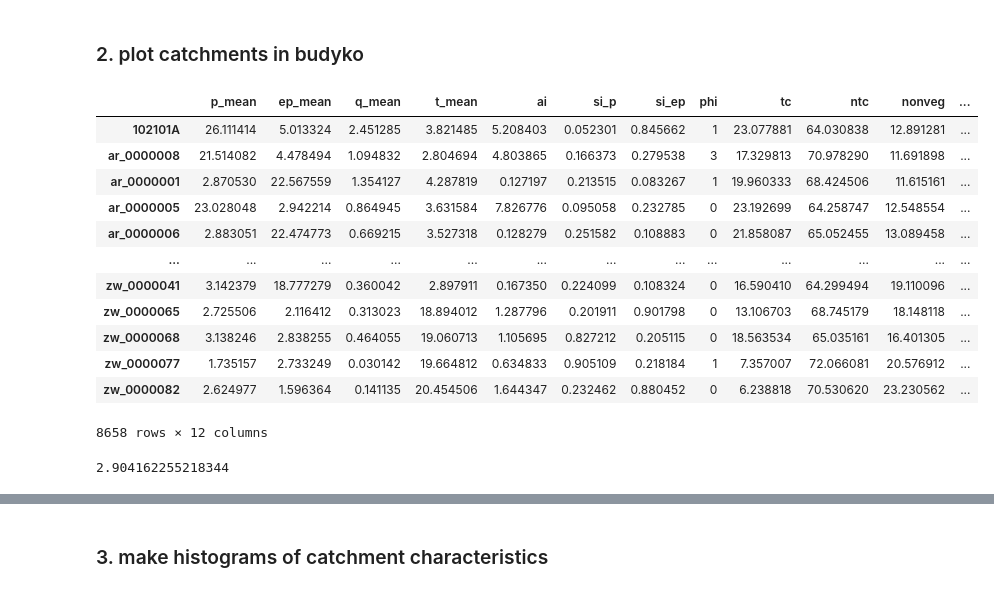
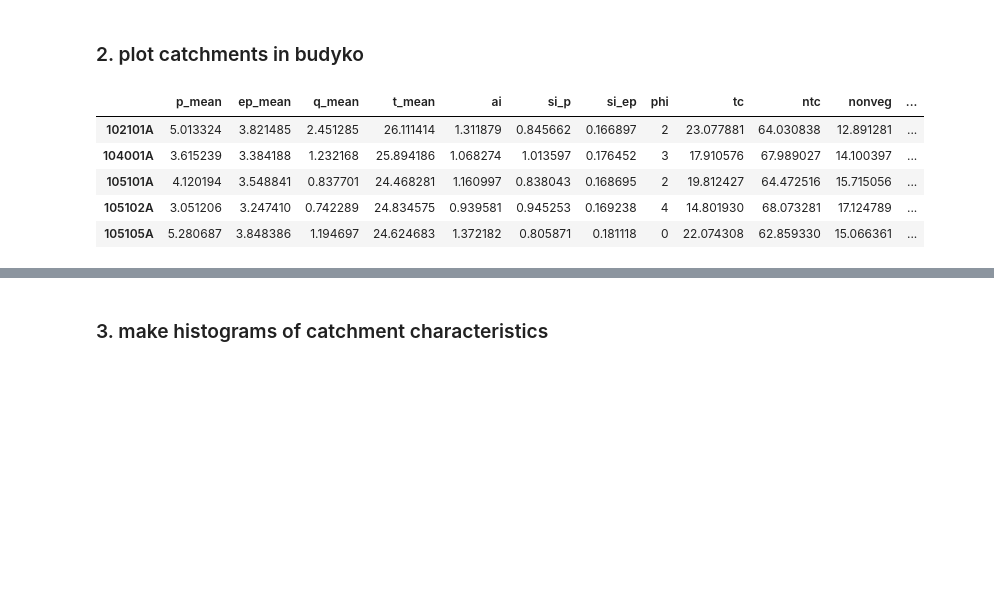
Before and after one commit to fvanoorschot/global_sr_module, a Jupyter notebook: visualize_catchment_characteristics.ipynb, the cells around one changed output, grey strips where cells are left out. Saved outputs shown, nothing was run; the diff lists cells and outputs as text; code cells hidden in the pictures; blank space fills up the shorter version.

```diff
--- a/visualize_catchment_characteristics.ipynb
+++ b/visualize_catchment_characteristics.ipynb
@@ -35,24 +95,14 @@ out_dir=Path(f'{work_dir}/output')
 # %% [markdown]
 ### 2. plot catchments in budyko
 # %%
-c = pd.read_csv(f'{out_dir}/catchment_characteristics.csv',index_col=0)
-c
+# load selected catchment characteristics based on area and wb
+c = pd.read_csv(f'{out_dir}/catchment_characteristics_sel_area_wb.csv',index_col=0)
+c.head()
 # %% [output]
 |  | p_mean | ep_mean | q_mean | t_mean | ai | si_p | si_ep | phi | tc | ntc | nonveg | ... |
-| 102101A | 26.111414 | 5.013324 | 2.451285 | 3.821485 | 5.208403 | 0.052301 | 0.845662 | 1 | 23.077881 | 64.030838 | 12.891281 | ... |
-| ar_0000008 | 21.514082 | 4.478494 | 1.094832 | 2.804694 | 4.803865 | 0.166373 | 0.279538 | 3 | 17.329813 | 70.978290 | 11.691898 | ... |
-| ar_0000001 | 2.870530 | 22.567559 | 1.354127 | 4.287819 | 0.127197 | 0.213515 | 0.083267 | 1 | 19.960333 | 68.424506 | 11.615161 | ... |
-| ar_0000005 | 23.028048 | 2.942214 | 0.864945 | 3.631584 | 7.826776 | 0.095058 | 0.232785 | 0 | 23.192699 | 64.258747 | 12.548554 | ... |
-| ar_0000006 | 2.883051 | 22.474773 | 0.669215 | 3.527318 | 0.128279 | 0.251582 | 0.108883 | 0 | 21.858087 | 65.052455 | 13.089458 | ... |
-| ... | ... | ... | ... | ... | ... | ... | ... | ... | ... | ... | ... | ... |
-| zw_0000041 | 3.142379 | 18.777279 | 0.360042 | 2.897911 | 0.167350 | 0.224099 | 0.108324 | 0 | 16.590410 | 64.299494 | 19.110096 | ... |
-| zw_0000065 | 2.725506 | 2.116412 | 0.313023 | 18.894012 | 1.287796 | 0.201911 | 0.901798 | 0 | 13.106703 | 68.745179 | 18.148118 | ... |
-| zw_0000068 | 3.138246 | 2.838255 | 0.464055 | 19.060713 | 1.105695 | 0.827212 | 0.205115 | 0 | 18.563534 | 65.035161 | 16.401305 | ... |
-| zw_0000077 | 1.735157 | 2.733249 | 0.030142 | 19.664812 | 0.634833 | 0.905109 | 0.218184 | 1 | 7.357007 | 72.066081 | 20.576912 | ... |
-| zw_0000082 | 2.624977 | 1.596364 | 0.141135 | 20.454506 | 1.644347 | 0.232462 | 0.880452 | 0 | 6.238818 | 70.530620 | 23.230562 | ... |
+| 102101A | 5.013324 | 3.821485 | 2.451285 | 26.111414 | 1.311879 | 0.845662 | 0.166897 | 2 | 23.077881 | 64.030838 | 12.891281 | ... |
+| 104001A | 3.615239 | 3.384188 | 1.232168 | 25.894186 | 1.068274 | 1.013597 | 0.176452 | 3 | 17.910576 | 67.989027 | 14.100397 | ... |
+| 105101A | 4.120194 | 3.548841 | 0.837701 | 24.468281 | 1.160997 | 0.838043 | 0.168695 | 2 | 19.812427 | 64.472516 | 15.715056 | ... |
+| 105102A | 3.051206 | 3.247410 | 0.742289 | 24.834575 | 0.939581 | 0.945253 | 0.169238 | 4 | 14.801930 | 68.073281 | 17.124789 | ... |
+| 105105A | 5.280687 | 3.848386 | 1.194697 | 24.624683 | 1.372182 | 0.805871 | 0.181118 | 0 | 22.074308 | 62.859330 | 15.066361 | ... |
-8658 rows × 12 columns
-# %%
-c.p_mean.median()
-# %% [output]
-2.904162255218344
 # %%
```
Also changed, not shown: parts of 7 cells of this notebook, 3 other files.
